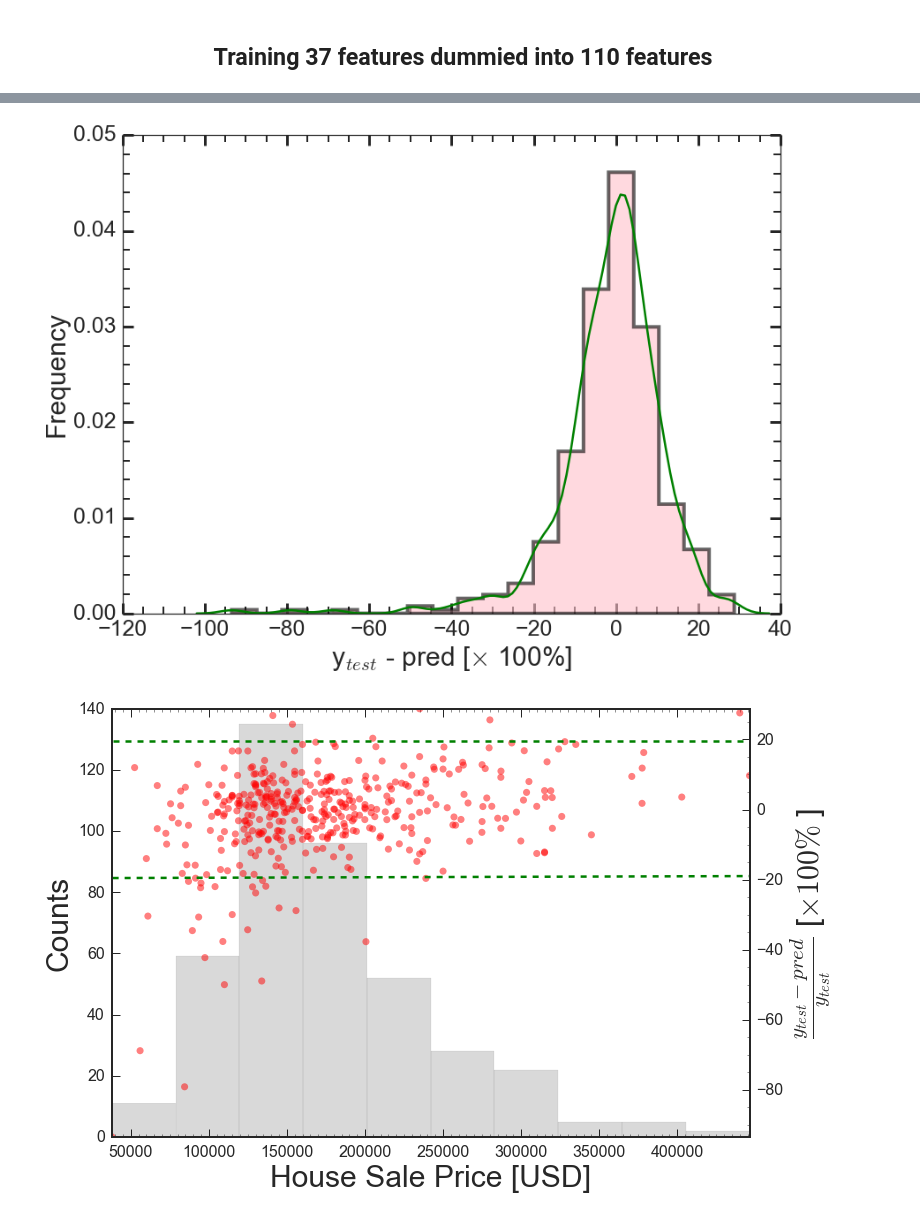
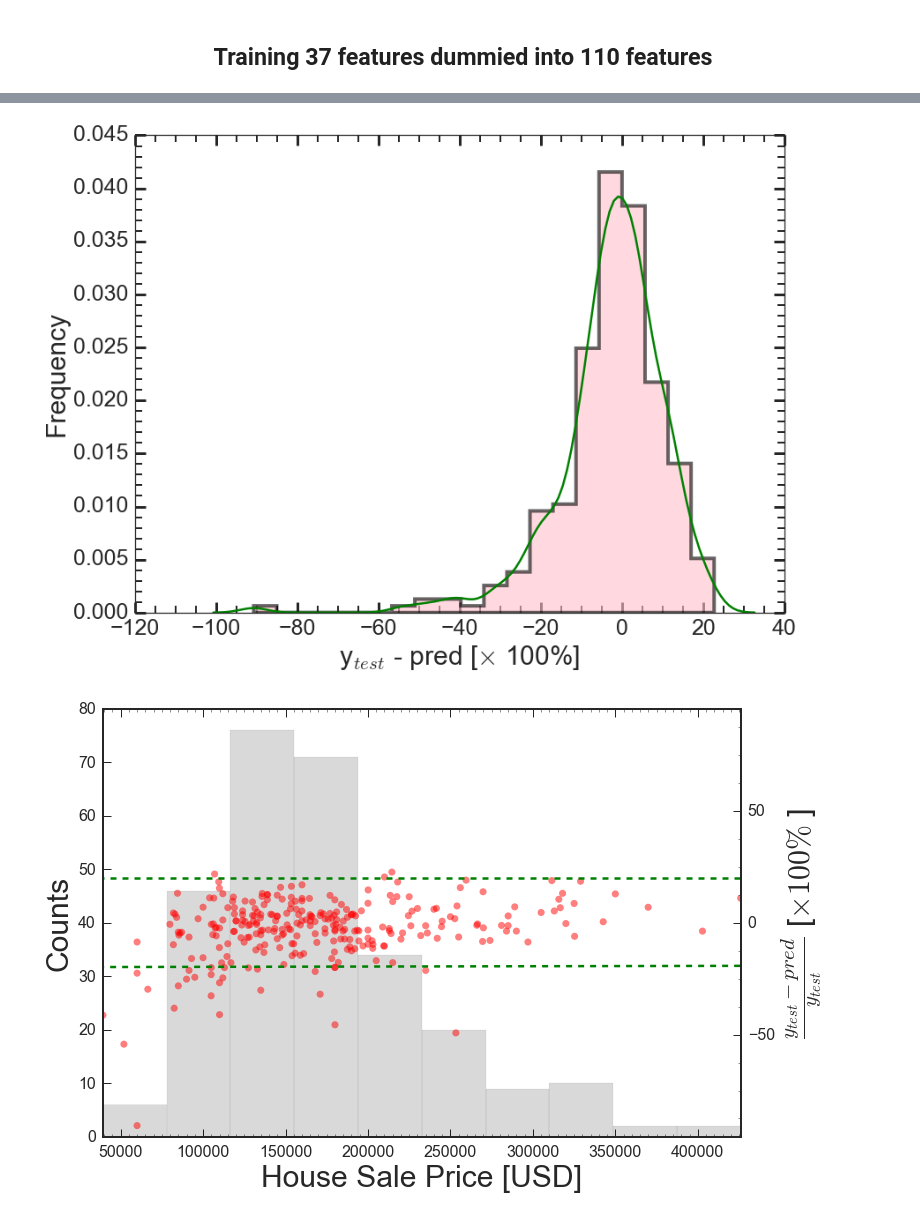
Before and after one commit to gmsardane/Predicting-Ames-Housing-Prices, a Jupyter notebook: Predicting Ames Housing Prices.ipynb, the cells around one changed output, grey strips where cells are left out. Drawn from its saved outputs; the diff is of its cells as text; code cells hidden in the pictures.

Commit message:
Cleaned up th code. Added PoolQC to features.

```diff
--- a/Predicting Ames Housing Prices.ipynb
+++ b/Predicting Ames Housing Prices.ipynb
@@ -288,13 +288,13 @@ def create_sets(X, y):
     from sklearn.cross_validation import train_test_split, ShuffleSplit
 
     # Set the number of training points
-    num_train = int(round(0.70*len(X)))
+    num_train = int(round(0.80*len(X)))
 
     # Set the number of testing points
     num_test = X.shape[0] - num_train
 
     # Shuffle and split the dataset into the number of training and testing points above
-    X_train, X_test, y_train, y_test = train_test_split(X, y, train_size = num_train)#, random_state=12345)
+    X_train, X_test, y_train, y_test = train_test_split(X, y, train_size = num_train, random_state=123458)
 
     # Show the results of the split
     print "Training set has {} samples.".format(X_train.shape[0])
@@ -311,14 +311,14 @@ from sklearn.cross_validation import cross_val_score, ShuffleSplit
 from sklearn.grid_search import GridSearchCV
 
 
-def fit_model(X, y, n_estimators = 100, min_samples_leaf = 1, min_samples_split =2):
+def fit_model(X, y, n_estimators = 1000, min_samples_leaf = 1, min_samples_split =2):
     cv_sets = ShuffleSplit(X.shape[0], n_iter = 10, test_size = 0.20)
     regressor = GradientBoostingRegressor(n_estimators=n_estimators,min_samples_leaf = 1,
-                                          min_samples_split =2)#, random_state=12345)
+                                          min_samples_split =2,random_state=102345)
 
     # Create a dictionary for the parameter 'max_depth' with a range from 1 to 10
-    params = {'learning_rate': np.arange(0.01, 0.3, 0.01),
-              'max_depth': np.arange(1, 6, 2)}#, 'min_samples_leaf': np.arange(1,6,2)}
+    params = {'learning_rate': [0.01, 0.02, 0.05, 0.1], # 'n_estimators': [100, 500, 1000],
+              'max_depth': [2, 3, 4, 6], 'min_samples_leaf':  [2,3,5,9,17]}
     # Transform 'performance_metric' into a scoring function using 'make_scorer'
     scoring_fnc = make_scorer(performance_metric)
     # Create the grid search object
@@ -516,9 +516,10 @@ data_new = data.copy()
 #data_new.drop(['YrSold', 'YearBuilt'], axis =1)
 
 columns_noncont = ["MSZoning", "Neighborhood", "Condition1",
-                   "OverallQual","RoofStyle","OverallCond","ExterQual","Foundation", "HeatingQC", #"HouseStyle",
+                   "OverallQual","RoofStyle","OverallCond","ExterQual","Foundation", "HeatingQC", 'KitchenQual',
+                   #"HouseStyle",
                    "BsmtQual", "FullBath", "BedroomAbvGr", "TotRmsAbvGrd","Fireplaces", "GarageType", #"MasVnrType",
-                   "KitchenQual","GarageCars","GarageQual","PavedDrive", "Heating",  "GarageCond", "SaleCondition"]
+                   "PoolQC","GarageCars","GarageQual","PavedDrive", "Heating",  "GarageCond", "SaleCondition"]
 
 columns_all = columns_noncont + list(X_all_cont.columns) + ['SalePrice']  #","CentralAir","
 
@@ -641,7 +644,7 @@ Processed feature columns (120 total features):
 ## <center> Training 37 features dummied into 110 features </center></font>
 # %%
 X_train, X_test, y_train, y_test = create_sets(X_all, good_data_y)
-reg = fit_model(X_train, y_train, n_estimators=500, min_samples_leaf = 1, min_samples_split = 10)
+reg = fit_model(X_train, y_train, n_estimators=1000, min_samples_leaf = 1, min_samples_split = 10)
 pred = reg.predict(X_test)
 
 print 'The R$^2$ = {:.2f}'.format(r2_score(pred, y_test))
@@ -692,7 +695,7 @@ plt.tick_params('both', length=8, width=2, which='minor');
 plt.tick_params('both', length=12, width=3, which='major');
 plt.savefig('FinalDiffDist_linear.pdf')
 # %% [output]
-[figure, old version]
+[figure, new version]
 # %%
 #SECONDARY AXIS WITH COLOR BAR
 
@@ -702,35 +705,35 @@ fig = plt.figure()#, figsize=(6,6))
 gs = grd.GridSpec(2, 1, height_ratios=[1,15], width_ratios=[20,1], wspace=0.1)
 
 # Set minor tickmarks
 minorLocatorx   = AutoMinorLocator(10)
 minorLocatory   = AutoMinorLocator(4)
 matplotlib.rc('xtick', labelsize=16)
 matplotlib.rc('ytick', labelsize=16)
 matplotlib.rcParams['axes.linewidth'] = 2.
 
 # Primary plot
 ax1 = plt.subplot(gs[1])
 ax1.hist(y_test, color = ["black"], alpha=0.15)
 
 plt.xlabel(r'House Sale Price [USD]', size=30)
 plt.ylabel('Counts', size = 30)
 
 
 #Secondary AXIS
 ax2 = ax1.twinx()
 ax2.xaxis.set_minor_locator(minorLocatorx)
 ax2.yaxis.set_minor_locator(minorLocatory)
 
 ax2.scatter(y_test, diff,  edgecolor= 'none', s=50, c='red', alpha=0.5)
 ax2.set_ylabel(r"$\frac{y_{test} - pred }{y_{test}}$" + r" [$\times 100\% $ ]", fontsize = 30);
 
 plt.plot([0, 1e8], [2*np.std(np.abs(diff)),2*np.std(np.abs(diff))], color = 'green', linestyle = '--')
 plt.plot([0, 1e8], [-2*np.std(np.abs(diff)),12*np.std(np.abs(diff))], color = 'green', linestyle = '--')
-plt.ylim(min(diff), max(diff))
+plt.ylim(min(diff)-5, max(np.abs(diff))+5)
 plt.xlim(min(y_test), max(y_test));
 plt.savefig('Residuals_linear.pdf')
 # %% [output]
-[figure, old version]
+[figure, new version]
 # %%
 #X_all.LotArea = np.log10(X_all.LotArea)
 log_y=np.log10(y_all)
```
Also changed, not shown: parts of 32 cells of this notebook.
